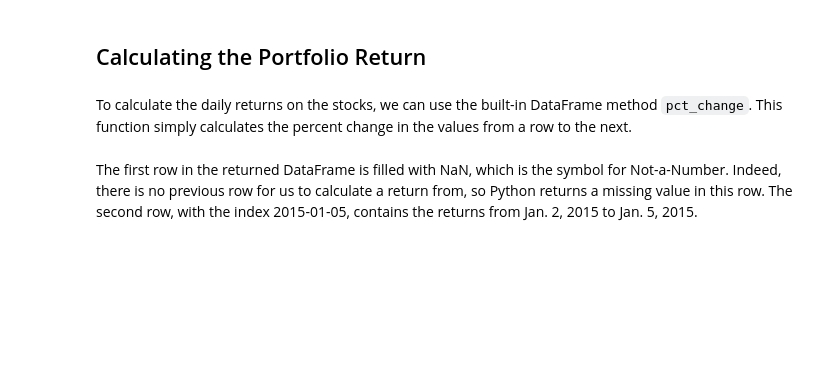
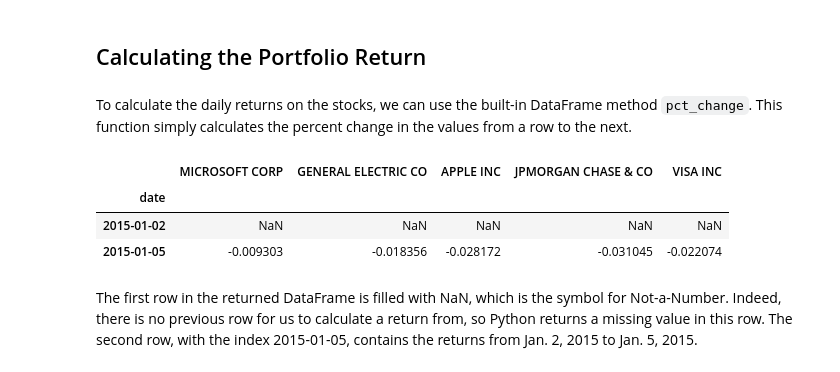
Before and after one commit to maramgueye/portfolio_construction_theory, a Jupyter notebook: portfolio_valuation.ipynb, the cells around one changed output. Cells and saved outputs as stored; diff of their text form; code cells hidden in the pictures; blank space fills up the shorter version.

```diff
--- a/portfolio_valuation.ipynb
+++ b/portfolio_valuation.ipynb
@@ -102,2 +226,9 @@ To calculate the daily returns on the stocks, we can use the built-in DataFrame
+# %%
+ prc_ex.pct_change()
+# %% [output]
+|  | MICROSOFT CORP | GENERAL ELECTRIC CO | APPLE INC | JPMORGAN CHASE & CO | VISA INC |
+| date |  |  |  |  |  |
+| 2015-01-02 | NaN | NaN | NaN | NaN | NaN |
+| 2015-01-05 | -0.009303 | -0.018356 | -0.028172 | -0.031045 | -0.022074 |
 # %% [markdown]
 The first row in the returned DataFrame is filled with NaN, which is the symbol for Not-a-Number. Indeed, there is no previous row for us to calculate a return from, so Python returns a missing value in this row. The second row, with the index 2015-01-05, contains the returns from Jan. 2, 2015 to Jan. 5, 2015.
```
Also changed, not shown: parts of 24 cells of this notebook.
